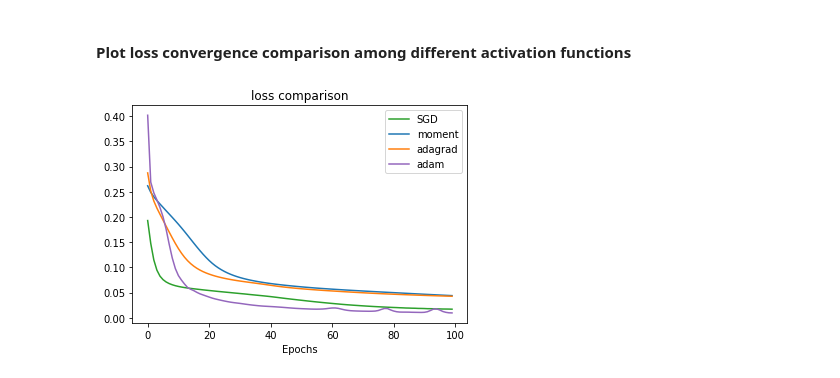
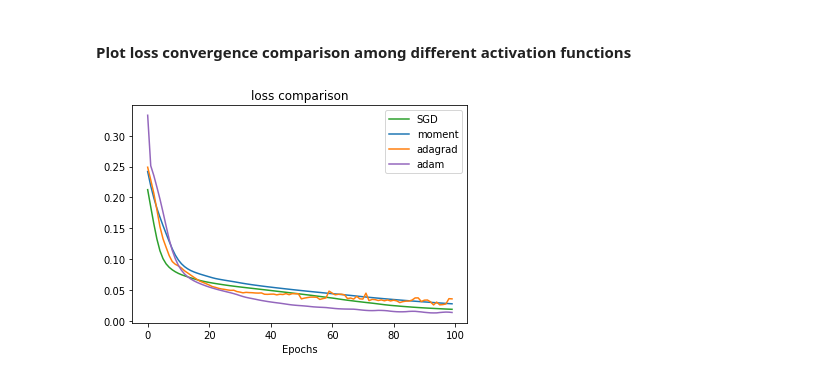
Before and after one commit to Jiang15/Deep-Learning-Project-1, a Jupyter notebook: Project2/visualization.ipynb, the cells around one changed output. Cells and saved outputs as stored; diff of their text form; code cells hidden in the pictures.

```diff
--- a/Project2/visualization.ipynb
+++ b/Project2/visualization.ipynb
@@ -170,7 +170,7 @@ loss = MSELoss()
 #### 1. Adam
 # %%
 # cross validation
-lr_set = torch.logspace(-5, -3, 5)
+lr_set = torch.logspace(-4, -3, 5)
 optimizer_name = Adam
 best_lr = cross_validation(model, optimizer_name, nb_epochs, batch_size, loss, k_fold, lr_set, train_input,train_target)
 print(best_lr)
@@ -194,7 +194,7 @@ Running cross validation. Progress:   80.0 %
 #### 2. Moment SGD
 # %%
 # cross validation
-lr_set = torch.logspace(-3, -2, 5)
+lr_set = torch.logspace(-5, -2, 5)
 optimizer_name = MomentumSGD
 best_lr = cross_validation(model, optimizer_name, nb_epochs, batch_size, loss, k_fold, lr_set, train_input,train_target)
 print(best_lr)
@@ -242,7 +242,7 @@ Running cross validation. Progress:   80.0 %
 #### 3. SGD
 # %%
 # cross validation
-lr_set = torch.logspace(-5, 0, 5)
+lr_set = torch.logspace(-1, 0, 5)
 optimizer_name = SGD
 best_lr = cross_validation(model, optimizer_name, nb_epochs, batch_size, loss, k_fold, lr_set, train_input,train_target)
 print(best_lr)
@@ -278,7 +280,7 @@ def plotLoss(loss_tr,  x_var, xlabel):
     ax1.legend(["SGD", "moment", "adagrad", "adam"])
     ax1.set_title("loss comparison")
 # %%
-lossese = [loss_train_relu, loss_train_moment, loss_train_adagrad, loss_train_adam]
+lossese = [loss_train_sgd, loss_train_moment, loss_train_adagrad, loss_train_adam]
 plotLoss(lossese,  torch.arange(nb_epochs), "Epochs")
 # %% [output]
-[figure, old version]
+[figure, new version]
```
Also changed, not shown: parts of 4 cells of this notebook, 11 other files.
